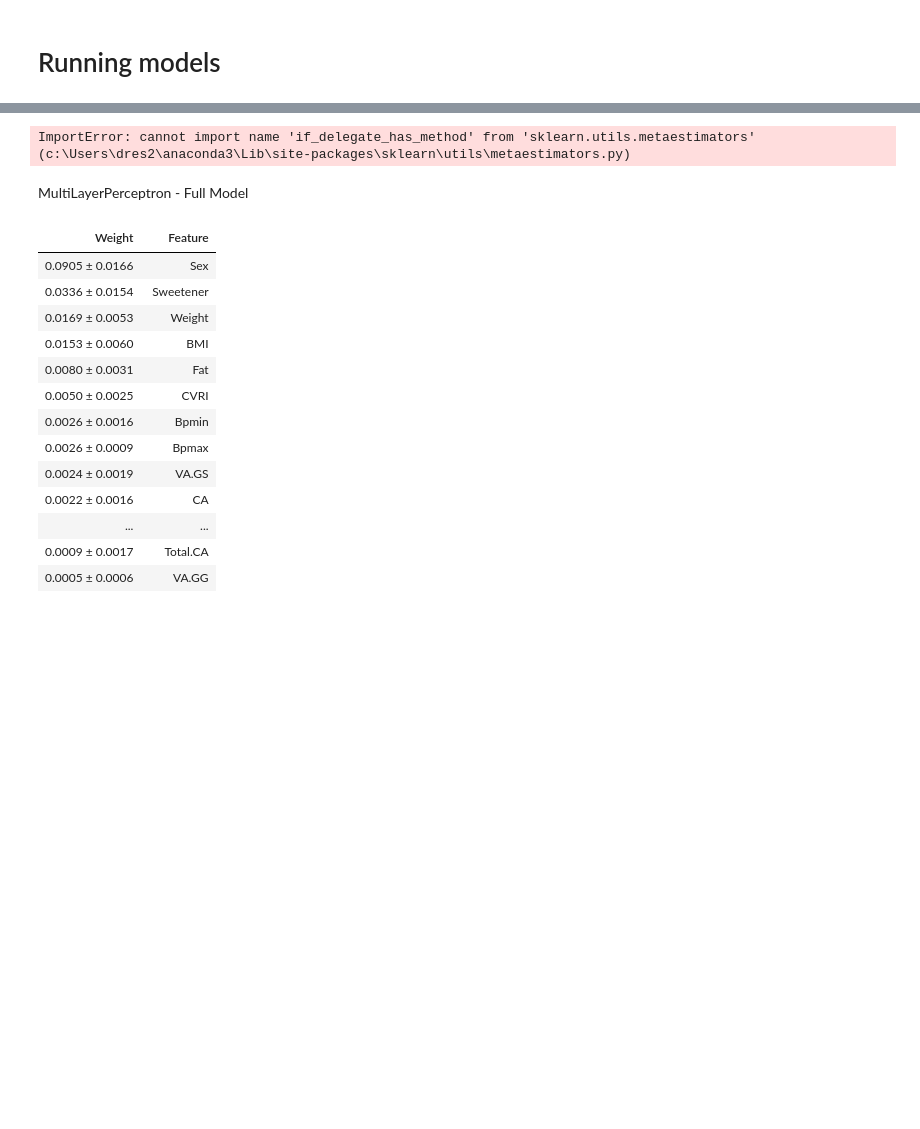
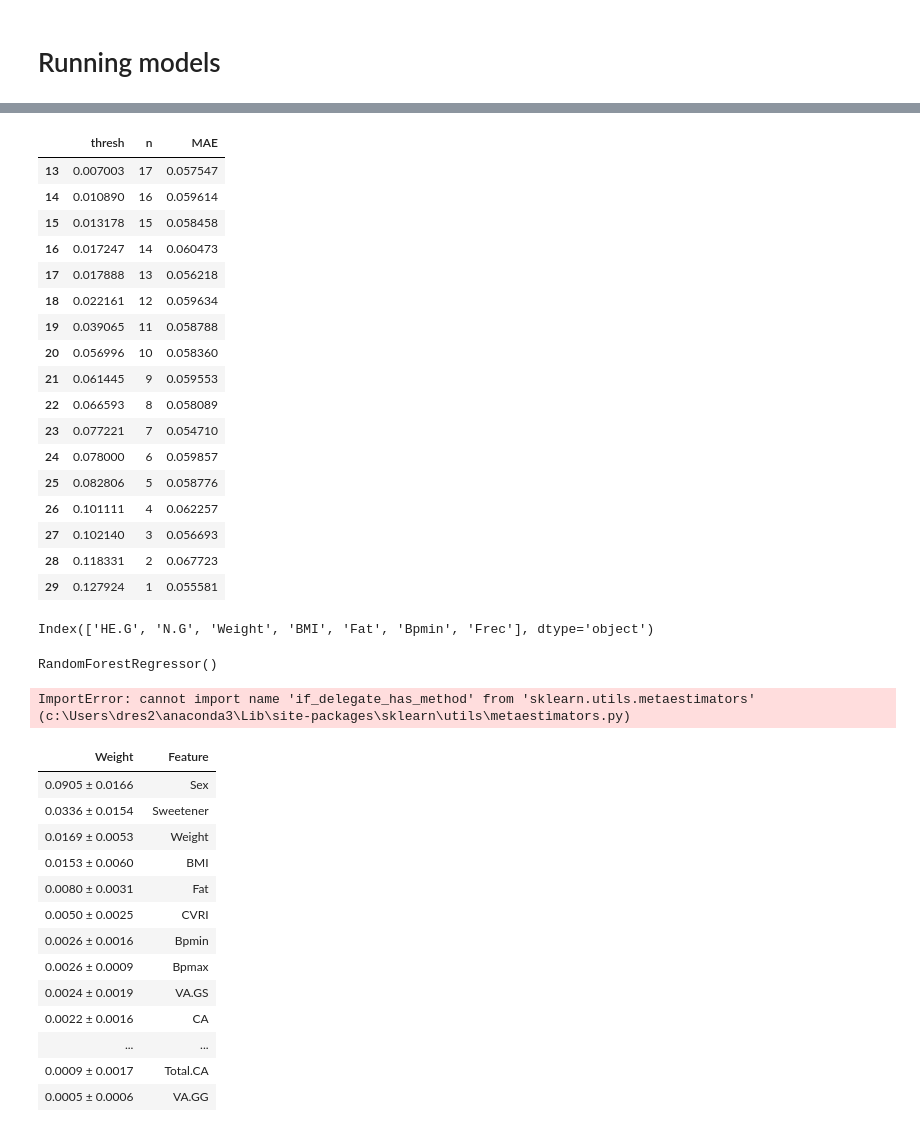
Before and after one commit to dhprieto/thirdArt, a Jupyter notebook: main.ipynb, the cells around one changed output, grey strips where cells are left out. Saved outputs shown, nothing was run; the diff lists cells and outputs as text; code cells hidden in the pictures; blank space fills up the shorter version.

```diff
--- a/main.ipynb
+++ b/main.ipynb
@@ -5,10 +5,13 @@ import pandas as pd
 import numpy as np
 from sklearn import preprocessing
 from sklearn.model_selection import train_test_split
+import re
 
 def fullRead(pathToTable, sep, anthro = False):
 
   df_renamed = pd.read_csv(pathToTable, sep = sep, encoding = "latin_1")
+
+  df_name = re.sub("_ord.csv","",(re.sub("data/", "" ,pathToTable)))
   # reading and merging
 
   if anthro == True:
@@ -50,7 +53,7 @@ def fullRead(pathToTable, sep, anthro = False):
 
   df_renamed.drop(columns = ["Unnamed: 0", "grouping"], inplace=True )
   df_renamed.fillna(0, inplace=True)
-  return df_renamed
+  return (df_renamed, df_name)
 
 def scaling(df_read):
 
@@ -315,3 +563,42 @@ MAE: 0.055 (0.014)
+# %%
+results
+# %% [output]
+|  | thresh | n | MAE |
+| 13 | 0.007003 | 17 | 0.057547 |
+| 14 | 0.010890 | 16 | 0.059614 |
+| 15 | 0.013178 | 15 | 0.058458 |
+| 16 | 0.017247 | 14 | 0.060473 |
+| 17 | 0.017888 | 13 | 0.056218 |
+| 18 | 0.022161 | 12 | 0.059634 |
+| 19 | 0.039065 | 11 | 0.058788 |
+| 20 | 0.056996 | 10 | 0.058360 |
+| 21 | 0.061445 | 9 | 0.059553 |
+| 22 | 0.066593 | 8 | 0.058089 |
+| 23 | 0.077221 | 7 | 0.054710 |
+| 24 | 0.078000 | 6 | 0.059857 |
+| 25 | 0.082806 | 5 | 0.058776 |
+| 26 | 0.101111 | 4 | 0.062257 |
+| 27 | 0.102140 | 3 | 0.056693 |
+| 28 | 0.118331 | 2 | 0.067723 |
+| 29 | 0.127924 | 1 | 0.055581 |
+# %%
+thresholdSelected = results.sort_values(by= "MAE", ascending = True).head(n=1)["thresh"]
+
+# Si hay que reentrenar:
+
+
+
+# select features using threshold
+selection = SelectFromModel(model, threshold=thresholdSelected, prefit=True)
+feature_idx = selection.get_support()
+print(X_train.columns[feature_idx])
+select_X_train = selection.transform(X_train)
+# train model
+selection_model = RandomForestRegressor()
+selection_model.fit(select_X_train, y_train)
+# %% [output]
+Index(['HE.G', 'N.G', 'Weight', 'BMI', 'Fat', 'Bpmin', 'Frec'], dtype='object')
+RandomForestRegressor()
 # %%
 import eli5
 from eli5.sklearn import PermutationImportance
@@ -319,5 +606,3 @@ perm_base = PermutationImportance(modelMLPMet, random_state = 1).fit(X, y)
 eli5.show_weights(perm_base, feature_names = X.columns.tolist())
 # %% [output]
 ImportError: cannot import name 'if_delegate_has_method' from 'sklearn.utils.metaestimators' (c:\Users\dres2\anaconda3\Lib\site-packages\sklearn\utils\metaestimators.py)
-# %% [markdown]
-MultiLayerPerceptron - Full Model
```
Also changed, not shown: parts of 26 cells of this notebook, 2 other files.
